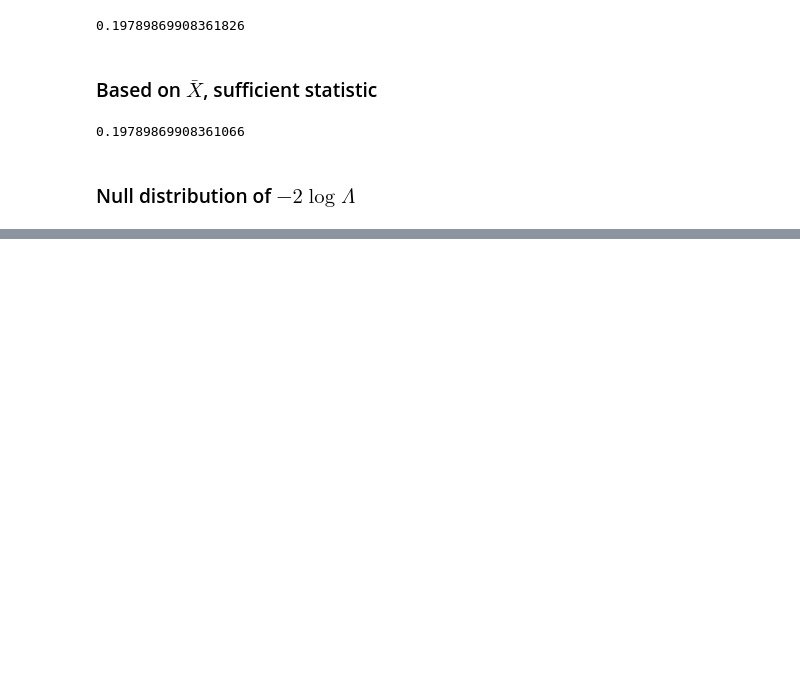
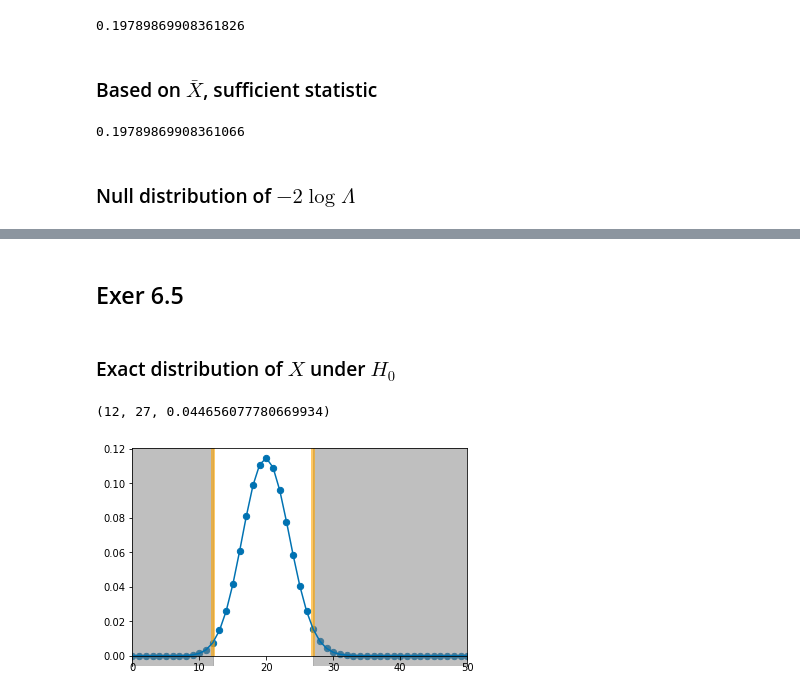
Before and after one commit to kevindavisross/stat427, a Jupyter notebook: Notebook06-LRT.ipynb, the cells around one changed output, grey strips where cells are left out. Saved outputs shown, nothing was run; the diff lists cells and outputs as text; code cells hidden in the pictures; blank space fills up the shorter version.

```diff
--- a/Notebook06-LRT.ipynb
+++ b/Notebook06-LRT.ipynb
@@ -386,0 +392,23 @@ ChiSquare(1).quantile(1 - 0.05)
+# %% [markdown]
+## Exer 6.5
+# %% [markdown]
+### Exact distribution of $X$ under $H_0$
+# %%
+n = 50
+theta0 = 0.4
+alpha0 = 0.05
+
+c1 = 12
+c2 = 27
+size = Binomial(n, theta0).cdf(c1) + 1 - Binomial(n, theta0).cdf(c2 - 1)
+
+Binomial(n, theta0).plot()
+plt.vlines(c1, 0, 1, color = 'orange', alpha=.6, linewidth=4)
+plt.axvspan(0, c1, alpha = 0.5, color = 'gray');
+plt.vlines(c2, 0, 1, color = 'orange', alpha=.6, linewidth=4)
+plt.axvspan(c2, n, alpha = 0.5, color = 'gray');
+
+c1, c2, size
+# %% [output]
+(12, 27, 0.044656077780669934)
+[figure, added]
```
Also changed, not shown: parts of 10 cells of this notebook.
